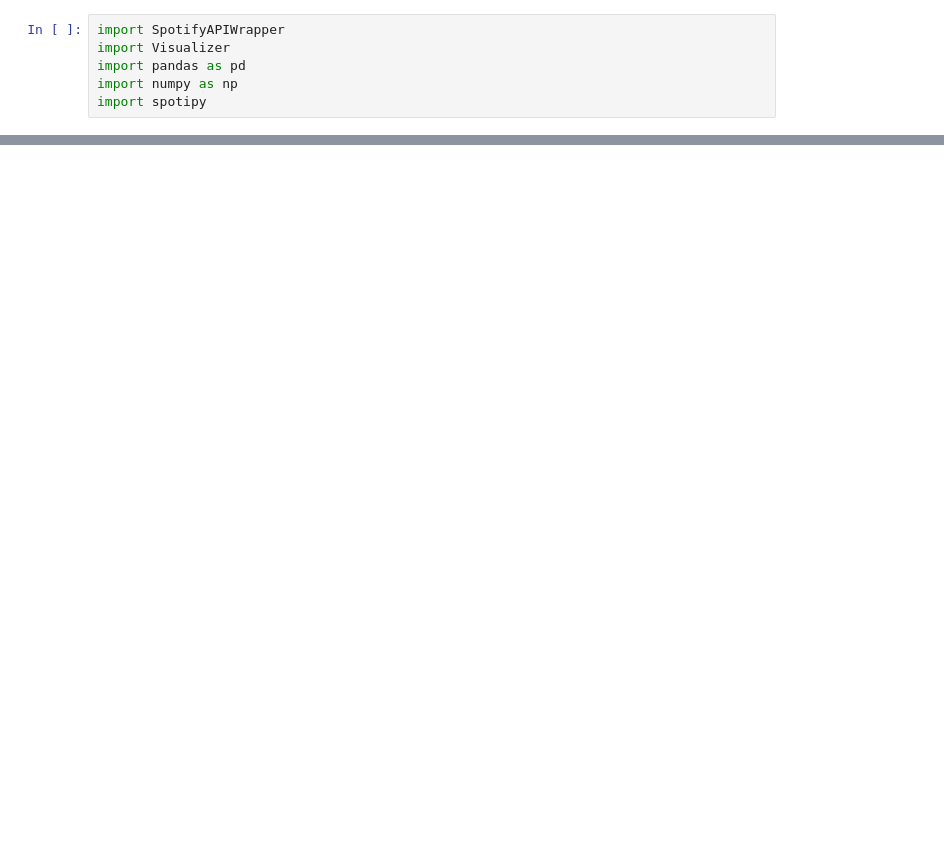
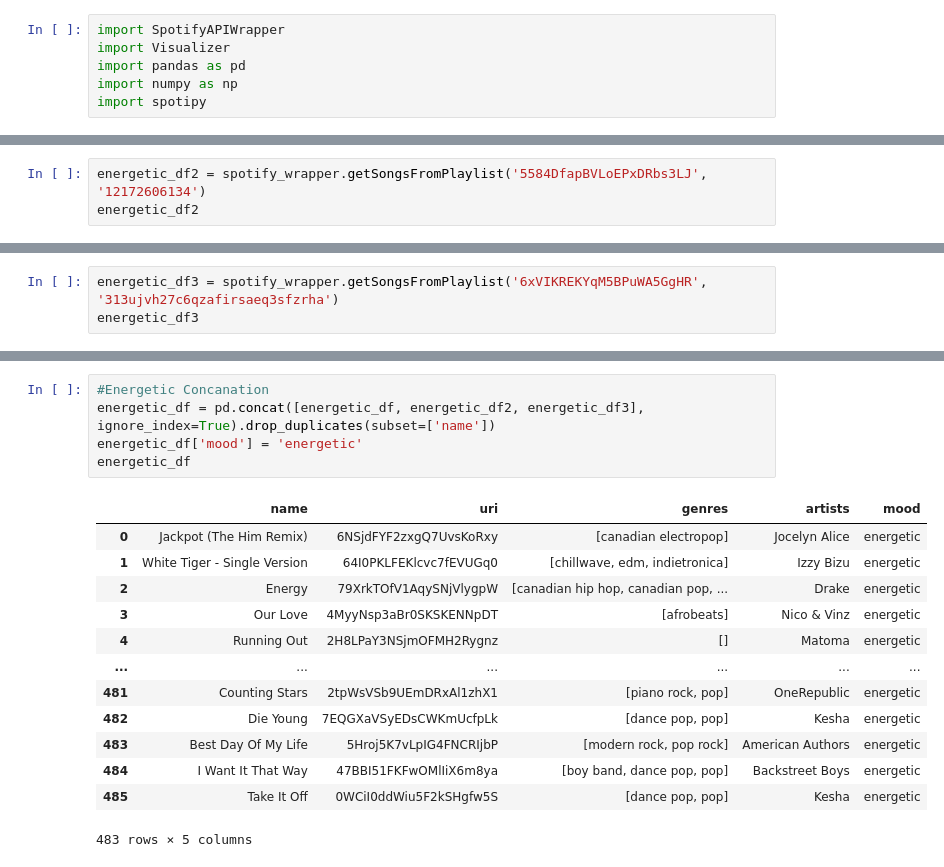
Before and after one commit to chriskontsis/AiTunes, a Jupyter notebook: Reccomender/SongRec.ipynb, the cells around one changed output, grey strips where cells are left out. Saved outputs shown, nothing was run; the diff lists cells and outputs as text; blank space fills up the shorter version.

Commit message:
added one more DF each for happy and energetic

```diff
--- a/Reccomender/SongRec.ipynb
+++ b/Reccomender/SongRec.ipynb
@@ -14,0 +47,3 @@ energetic_df
+# %%
+energetic_df2 = spotify_wrapper.getSongsFromPlaylist('5584DfapBVLoEPxDRbs3LJ', '12172606134')
+energetic_df2
@@ -14,0 +64,3 @@ energetic_df
+# %%
+energetic_df3 = spotify_wrapper.getSongsFromPlaylist('6xVIKREKYqM5BPuWA5GgHR', '313ujvh27c6qzafirsaeq3sfzrha')
+energetic_df3
@@ -15,3 +81,22 @@ energetic_df
+# %%
+#Energetic Concanation
+energetic_df = pd.concat([energetic_df, energetic_df2, energetic_df3], ignore_index=True).drop_duplicates(subset=['name'])
+energetic_df['mood'] = 'energetic'
+energetic_df
+# %% [output]
+|  | name | uri | genres | artists | mood |
+| 0 | Jackpot (The Him Remix) | 6NSjdFYF2zxgQ7UvsKoRxy | [canadian electropop] | Jocelyn Alice | energetic |
+| 1 | White Tiger - Single Version | 64I0PKLFEKlcvc7fEVUGq0 | [chillwave, edm, indietronica] | Izzy Bizu | energetic |
+| 2 | Energy | 79XrkTOfV1AqySNjVlygpW | [canadian hip hop, canadian pop, ... | Drake | energetic |
+| 3 | Our Love | 4MyyNsp3aBr0SKSKENNpDT | [afrobeats] | Nico & Vinz | energetic |
+| 4 | Running Out | 2H8LPaY3NSjmOFMH2Rygnz | [] | Matoma | energetic |
+| ... | ... | ... | ... | ... | ... |
+| 481 | Counting Stars | 2tpWsVSb9UEmDRxAl1zhX1 | [piano rock, pop] | OneRepublic | energetic |
+| 482 | Die Young | 7EQGXaVSyEDsCWKmUcfpLk | [dance pop, pop] | Kesha | energetic |
+| 483 | Best Day Of My Life | 5Hroj5K7vLpIG4FNCRIjbP | [modern rock, pop rock] | American Authors | energetic |
+| 484 | I Want It That Way | 47BBI51FKFwOMlIiX6m8ya | [boy band, dance pop, pop] | Backstreet Boys | energetic |
+| 485 | Take It Off | 0WCiI0ddWiu5F2kSHgfw5S | [dance pop, pop] | Kesha | energetic |
+483 rows × 5 columns
 # %%
 happy_df1 = spotify_wrapper.getSongsFromPlaylist('4AnAUkQNrLKlJCInZGSXRO', 'Indiemono')
 happy_df1
```
Also changed, not shown: parts of 8 cells of this notebook, 1 other file.
